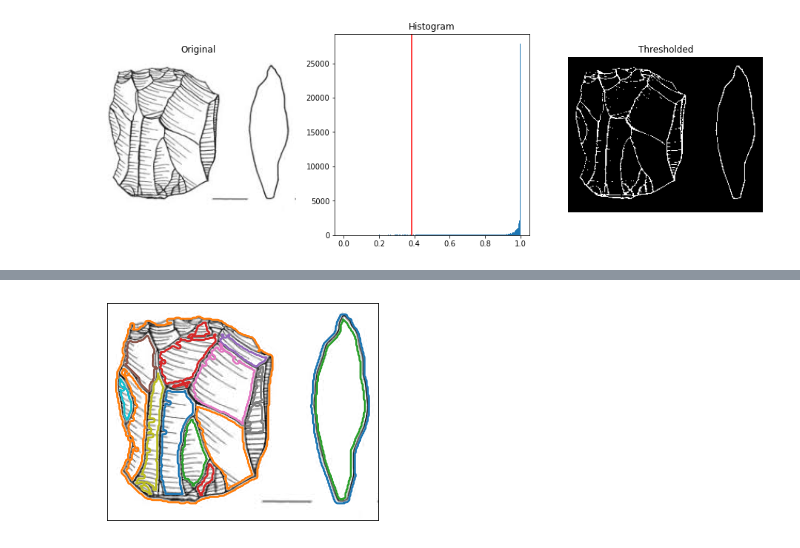
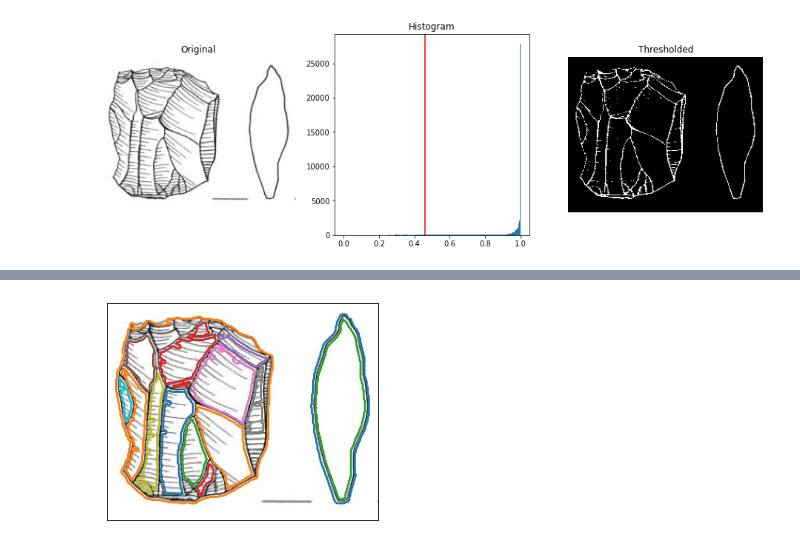
Before and after one commit to alan-turing-institute/Palaeoanalytics, a Jupyter notebook: notebooks/exploration/simple_edge_detection.ipynb, the cells around one changed output, grey strips where cells are left out. Cells and saved outputs as stored; diff of their text form; code cells hidden in the pictures.

```diff
--- a/notebooks/exploration/simple_edge_detection.ipynb
+++ b/notebooks/exploration/simple_edge_detection.ipynb
@@ -38,28 +75,27 @@ image = skimage.io.imread(fname=filename, as_gray=True)
 # %%
 thresh = threshold_minimum(image)
-#thresh = threshold_mean(image)
+thresh = thresh + thresh*0.2
 
-binary = image < thresh + thresh*0.2
-#binary = image < thresh
+binary = image < thresh
 
 fig, axes = plt.subplots(ncols=3, figsize=(16, 5))
 ax = axes.ravel()
 ax[0] = plt.subplot(1, 3, 1)
 ax[1] = plt.subplot(1, 3, 2)
 ax[2] = plt.subplot(1, 3, 3, sharex=ax[0], sharey=ax[0])
 
 ax[0].imshow(image, cmap=plt.cm.gray)
 ax[0].set_title('Original')
 ax[0].axis('off')
 
 ax[1].hist(image.ravel(), bins=256)
 ax[1].set_title('Histogram')
 ax[1].axvline(thresh, color='r')
 
 ax[2].imshow(binary, cmap=plt.cm.gray)
 ax[2].set_title('Thresholded')
 ax[2].axis('off')
 
 plt.show()
 # %% [output]
-[figure, old version]
+[figure, new version]
```
Also changed, not shown: parts of 26 cells of this notebook.
